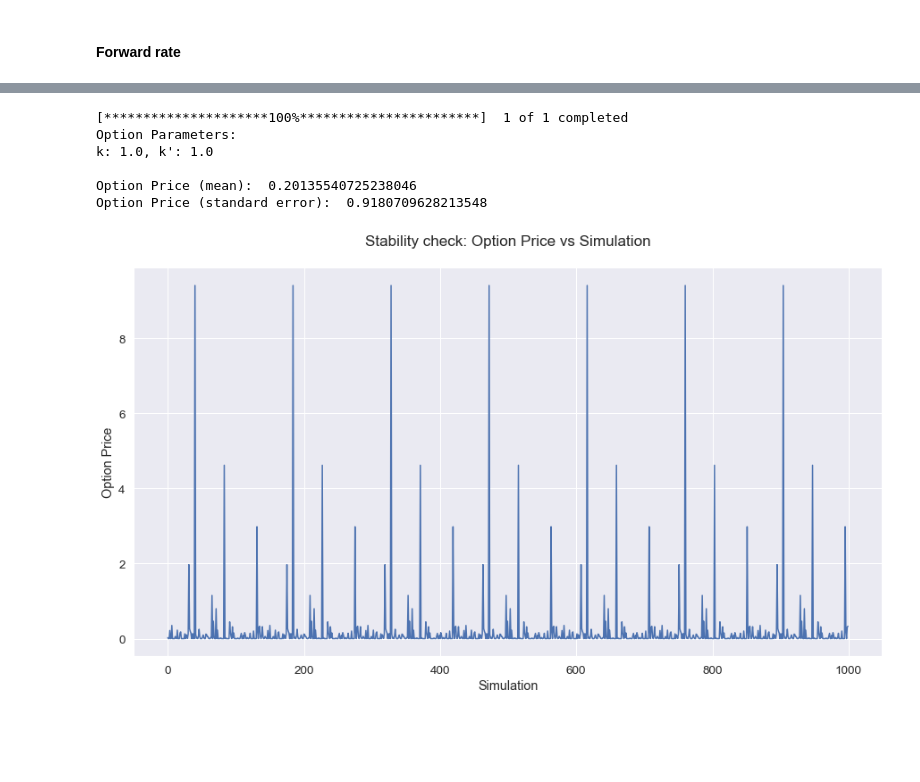
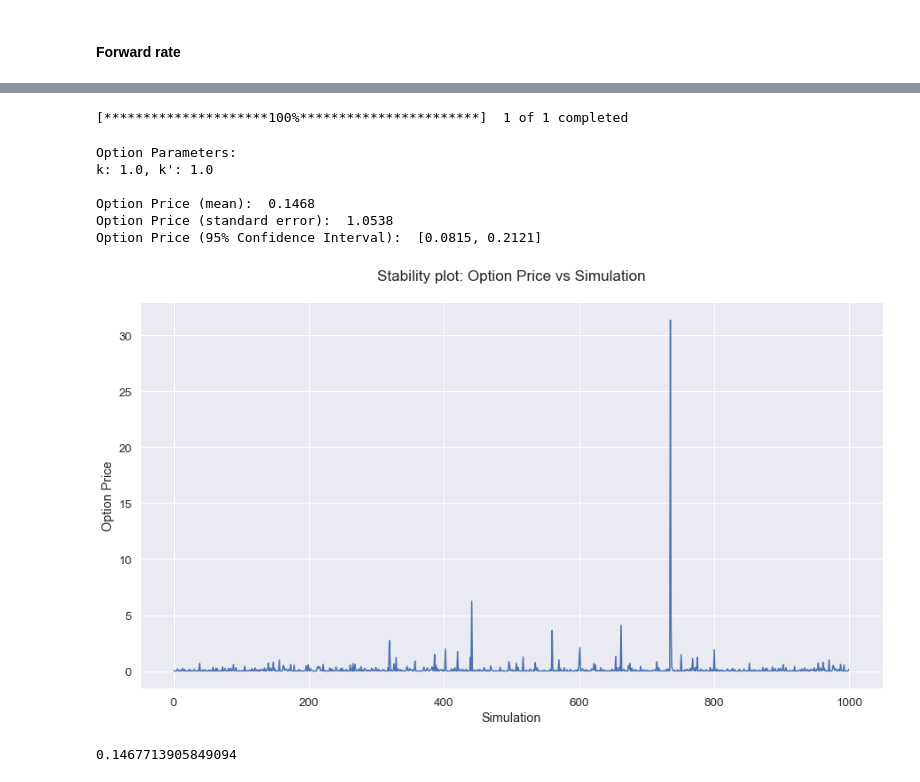
Before and after one commit to abhishekprog0/StructuredPricingEngine, a Jupyter notebook: Structured & Hybrid Project 2020.ipynb, the cells around one changed output, grey strips where cells are left out. Drawn from its saved outputs; the diff is of its cells as text; code cells hidden in the pictures; blank space fills up the shorter version.

```diff
--- a/Structured & Hybrid Project 2020.ipynb
+++ b/Structured & Hybrid Project 2020.ipynb
@@ -432,10 +438,9 @@ MSE:  0.28129081308816584
 
 Source: Wikipedia (Forward Rate)
 # %%
-def MonteCarloSimulator(datareader, model, n_simulations, strike_1, strike_2):
+def MonteCarloSimulator(price, datareader, model, n_simulations, strike_1, strike_2, stability_plot = True, print_params = True):
 
     libor_train, _ = datareader.GetLiborData(start = 400, end = 1)
-    price = datareader.GetStockData()
     fx_rate = datareader.GetFXRate()
 
     k, drift, sig = model.MleVasicek(libor_train, print_params = False)
@@ -481,25 +486,39 @@ def MonteCarloSimulator(datareader, model, n_simulations, strike_1, strike_2):
         option_prices[index] = option_price
         index += 1
 
-    print ("Option Parameters:")
-    print ("k: " + str(strike_1) + ", k': " + str(strike_2) + "\n")
+    mc_mean = np.mean(option_prices)
+    mc_std = np.std(option_prices)
+    mc_confidence_interval = [np.round(mc_mean - 1.96 * mc_std/np.sqrt(n_simulations), 4), np.round(mc_mean + 1.96 * mc_std/np.sqrt(n_simulations), 4)]
 
-    print ("Option Price (mean): ", np.mean(option_prices))
-    print ("Option Price (standard error): ", np.std(option_prices))
+    if print_params:
+        print ("Option Parameters:")
+        print ("k: " + str(strike_1) + ", k': " + str(strike_2) + "\n")
 
-    plt.title("Stability check: Option Price vs Simulation")
-    plt.plot(range(len(option_prices)), option_prices)
-    plt.xlabel("Simulation")
-    plt.ylabel("Option Price")
-    plt.show()
+        print ("Option Price (mean): ", np.round(mc_mean, 4))
+        print ("Option Price (standard error): ", np.round(mc_std, 4))
+        print ("Option Price (95% Confidence Interval): ", mc_confidence_interval)
+
+    if stability_plot:
+        plt.title("Stability plot: Option Price vs Simulation")
+        plt.plot(range(len(option_prices)), option_prices)
+        plt.xlabel("Simulation")
+        plt.ylabel("Option Price")
+        plt.show()
+
+    return mc_mean
+# %%
+price = datareader.GetStockData()
+# %% [output]
+[*********************100%***********************]  1 of 1 completed
 # %%
-MonteCarloSimulator(datareader, model, 1000, 1.0, 1.0)
+MonteCarloSimulator(price, datareader, model, 1000, 1.0, 1.0)
 # %% [output]
-[*********************100%***********************]  1 of 1 completed
 Option Parameters:
 k: 1.0, k': 1.0
 
-Option Price (mean):  0.20135540725238046
-Option Price (standard error):  0.9180709628213548
+Option Price (mean):  0.1468
+Option Price (standard error):  1.0538
+Option Price (95% Confidence Interval):  [0.0815, 0.2121]
-[figure, old version]
+[figure, new version]
+0.1467713905849094
 # %%
```
Also changed, not shown: parts of 4 cells of this notebook, 2 other files.
